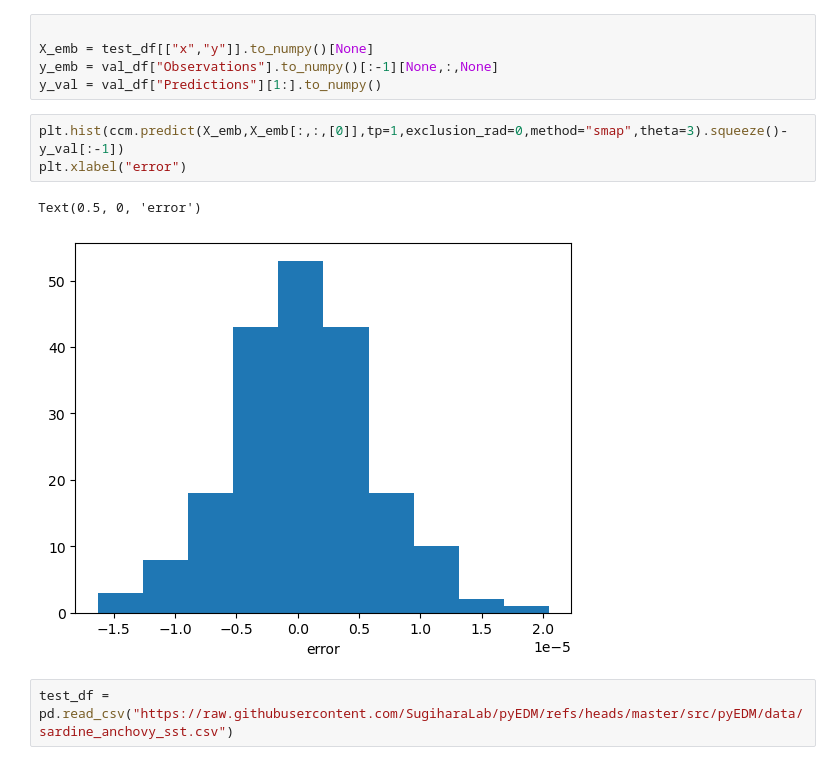
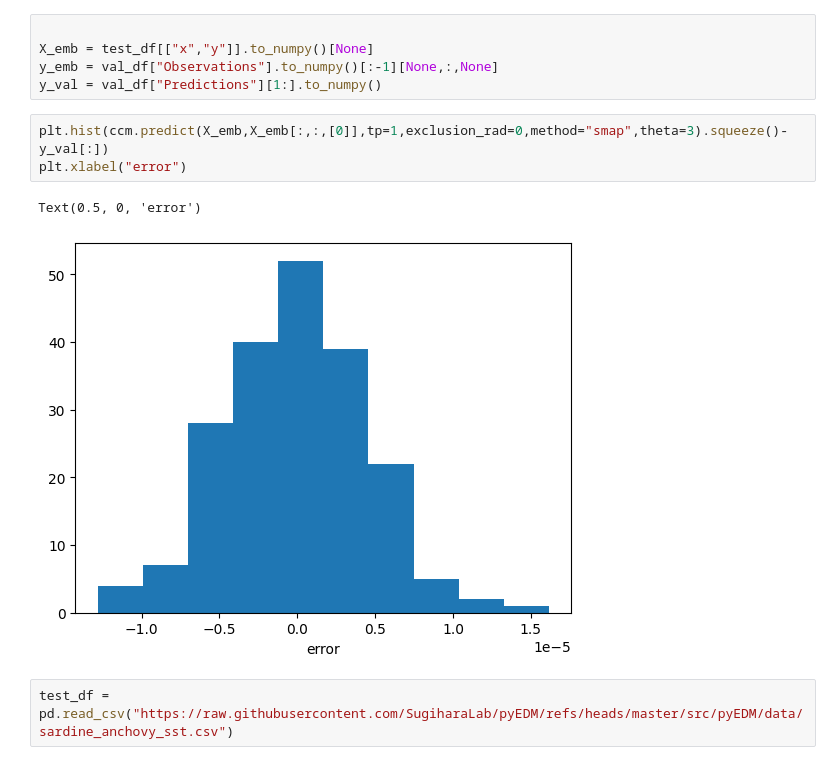
Before and after one commit to z7743/FastCCM, a Jupyter notebook: notebooks/CCM results comparison.ipynb, the cells around one changed output. Cells and saved outputs as stored; diff of their text form.

```diff
--- a/notebooks/CCM results comparison.ipynb
+++ b/notebooks/CCM results comparison.ipynb
@@ -49,11 +68,11 @@ X_emb = test_df[["x","y"]].to_numpy()[None]
 y_emb = val_df["Observations"].to_numpy()[:-1][None,:,None]
 y_val = val_df["Predictions"][1:].to_numpy()
 # %%
-plt.hist(ccm.predict(X_emb,X_emb[:,:,[0]],tp=1,exclusion_rad=0,method="smap",theta=3).squeeze()-y_val[:-1])
+plt.hist(ccm.predict(X_emb,X_emb[:,:,[0]],tp=1,exclusion_rad=0,method="smap",theta=3).squeeze()-y_val[:])
 plt.xlabel("error")
 # %% [output]
 Text(0.5, 0, 'error')
-[figure, old version]
+[figure, new version]
 # %%
 test_df = pd.read_csv("https://raw.githubusercontent.com/SugiharaLab/pyEDM/refs/heads/master/src/pyEDM/data/sardine_anchovy_sst.csv")
 # %%
```
Also changed, not shown: parts of 3 cells of this notebook, 2 other files.
